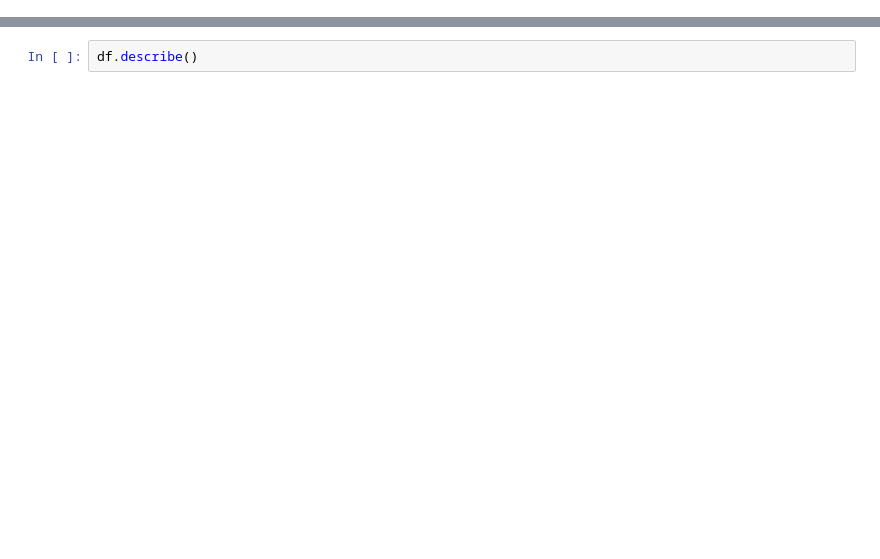
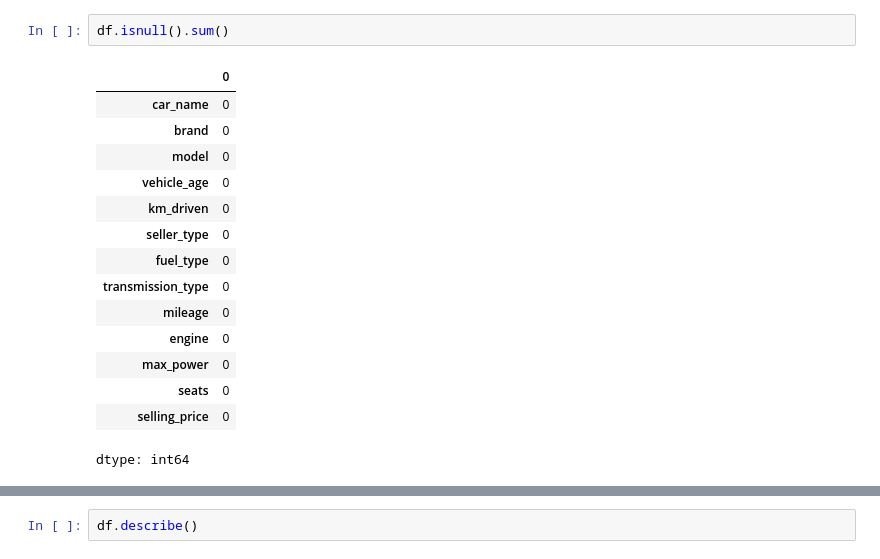
Before and after one commit to BuketSudeSnky/used-car-price-prediction, a Jupyter notebook: 01_data_exploration.ipynb, the cells around one changed output, grey strips where cells are left out. Saved outputs shown, nothing was run; the diff lists cells and outputs as text; blank space fills up the shorter version.

```diff
--- a/01_data_exploration.ipynb
+++ b/01_data_exploration.ipynb
@@ -1,2 +1,20 @@
 # %% [markdown]
 <a href="https://colab.research.google.com/github/BuketSudeSnky/used-car-price-prediction/blob/main/01_data_exploration.ipynb" target="_parent"><img src="https://colab.research.google.com/assets/colab-badge.svg" alt="Open In Colab"/></a>
+# %%
+df.isnull().sum()
+# %% [output]
+|  | 0 |
+| car_name | 0 |
+| brand | 0 |
+| model | 0 |
+| vehicle_age | 0 |
+| km_driven | 0 |
+| seller_type | 0 |
+| fuel_type | 0 |
+| transmission_type | 0 |
+| mileage | 0 |
+| engine | 0 |
+| max_power | 0 |
+| seats | 0 |
+| selling_price | 0 |
+dtype: int64
```
Also changed, not shown: parts of 16 cells of this notebook.
